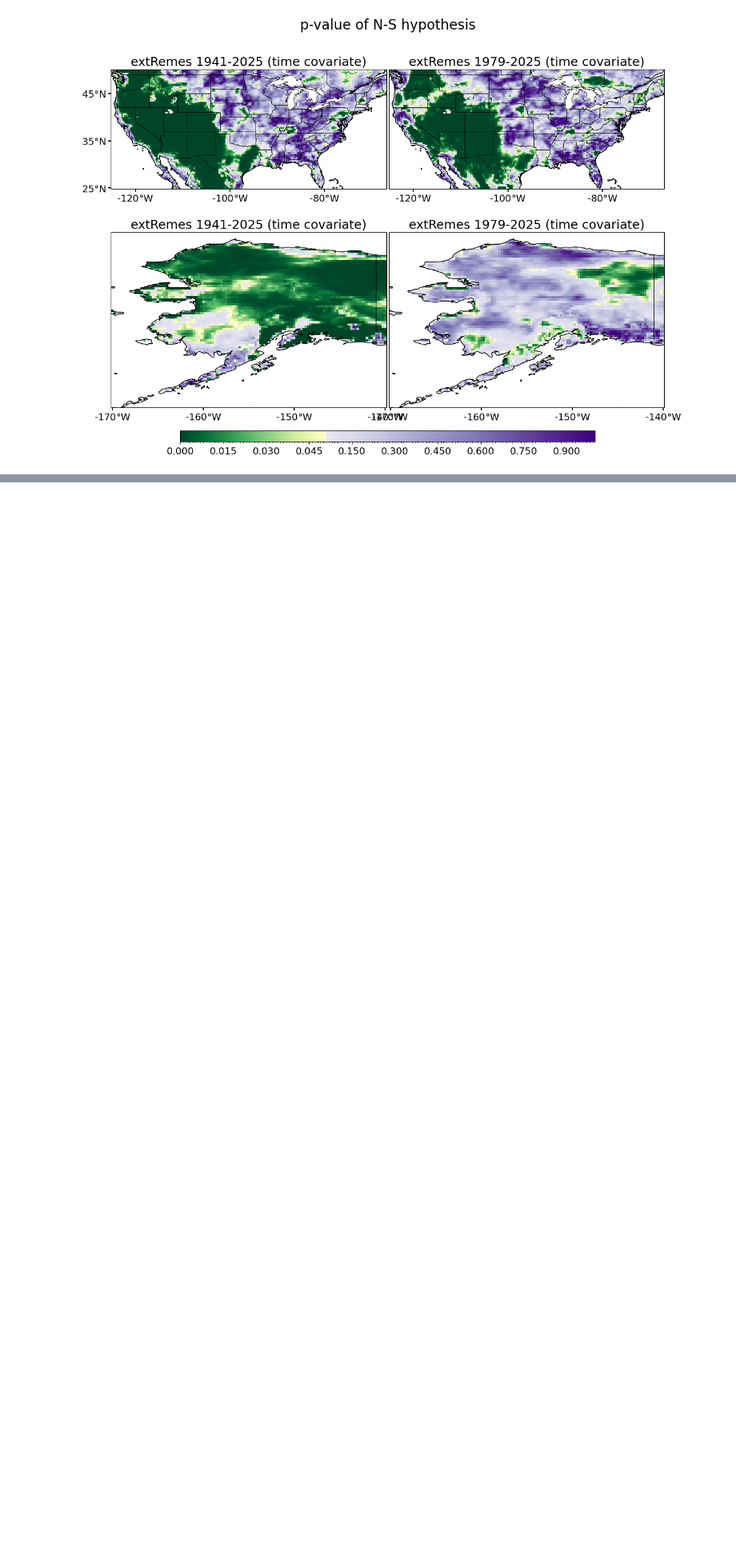
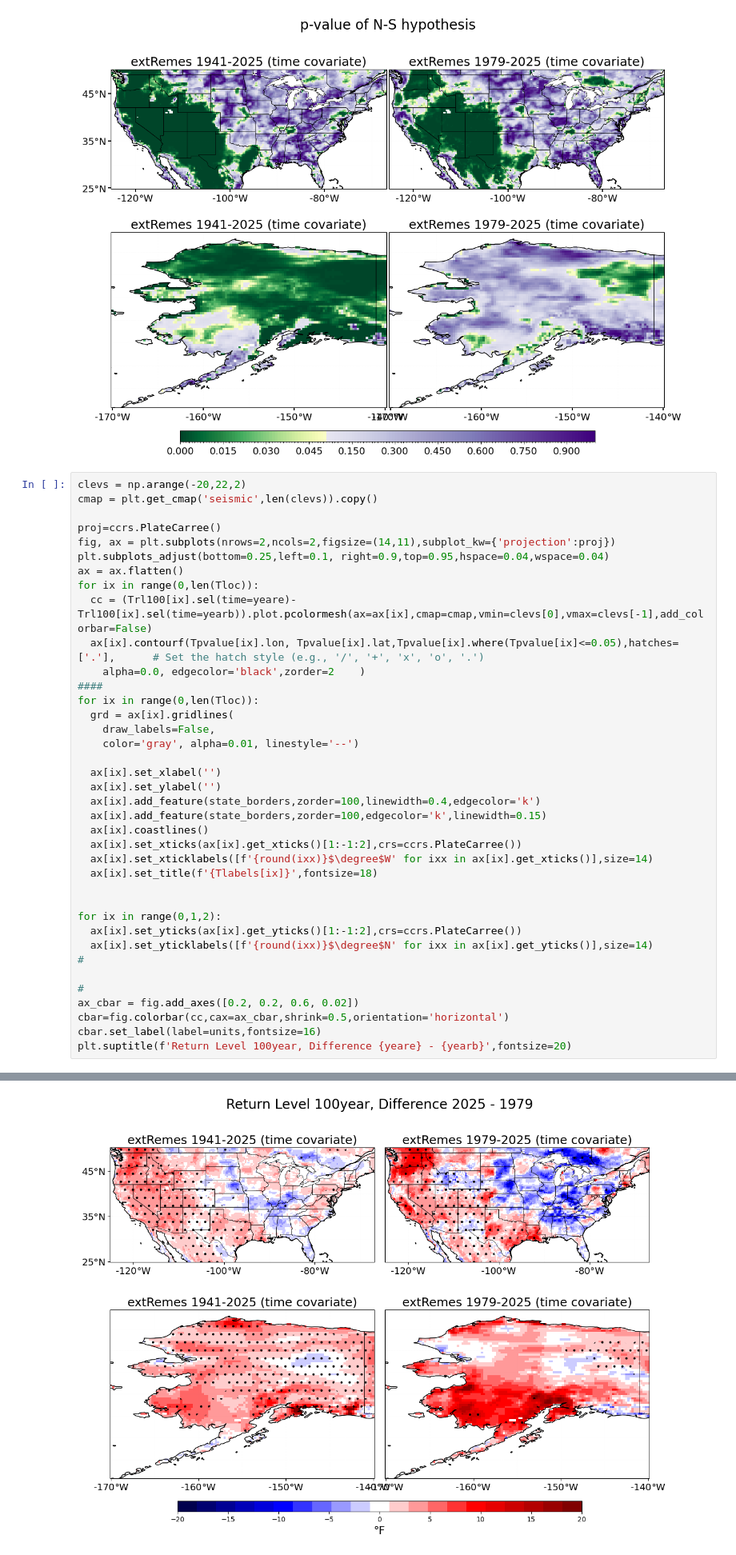
Before and after one commit to GaelleHervieux/TXx, a Jupyter notebook: TXx_USA_plots_extremes_1940vs1979.ipynb, the cells around one changed output, grey strips where cells are left out. Shown at 80% size. Saved outputs shown, nothing was run; the diff lists cells and outputs as text; blank space fills up the shorter version.

```diff
--- a/TXx_USA_plots_extremes_1940vs1979.ipynb
+++ b/TXx_USA_plots_extremes_1940vs1979.ipynb
@@ -550,3 +530,42 @@ plt.suptitle(f'p-value of N-S hypothesis',fontsize=20)
 # %% [output]
 Text(0.5, 0.98, 'p-value of N-S hypothesis')
 [figure]
+# %%
+clevs = np.arange(-20,22,2)
+cmap = plt.get_cmap('seismic',len(clevs)).copy()
+
+proj=ccrs.PlateCarree()
+fig, ax = plt.subplots(nrows=2,ncols=2,figsize=(14,11),subplot_kw={'projection':proj})
+plt.subplots_adjust(bottom=0.25,left=0.1, right=0.9,top=0.95,hspace=0.04,wspace=0.04)
+ax = ax.flatten()
+for ix in range(0,len(Tloc)):
+  cc = (Trl100[ix].sel(time=yeare)-Trl100[ix].sel(time=yearb)).plot.pcolormesh(ax=ax[ix],cmap=cmap,vmin=clevs[0],vmax=clevs[-1],add_colorbar=False)
+  ax[ix].contourf(Tpvalue[ix].lon, Tpvalue[ix].lat,Tpvalue[ix].where(Tpvalue[ix]<=0.05),hatches=['.'],      # Set the hatch style (e.g., '/', '+', 'x', 'o', '.')
+    alpha=0.0, edgecolor='black',zorder=2    )
+####
+for ix in range(0,len(Tloc)):
+  grd = ax[ix].gridlines(
+    draw_labels=False,
+    color='gray', alpha=0.01, linestyle='--')
+
+  ax[ix].set_xlabel('')
+  ax[ix].set_ylabel('')
+  ax[ix].add_feature(state_borders,zorder=100,linewidth=0.4,edgecolor='k')
+  ax[ix].add_feature(state_borders,zorder=100,edgecolor='k',linewidth=0.15)
+  ax[ix].coastlines()
+  ax[ix].set_xticks(ax[ix].get_xticks()[1:-1:2],crs=ccrs.PlateCarree())
+  ax[ix].set_xticklabels([f'{round(ixx)}$\degree$W' for ixx in ax[ix].get_xticks()],size=14)
+  ax[ix].set_title(f'{Tlabels[ix]}',fontsize=18)
+
+
+for ix in range(0,1,2):
+  ax[ix].set_yticks(ax[ix].get_yticks()[1:-1:2],crs=ccrs.PlateCarree())
+  ax[ix].set_yticklabels([f'{round(ixx)}$\degree$N' for ixx in ax[ix].get_yticks()],size=14)
+#
+
+#
+ax_cbar = fig.add_axes([0.2, 0.2, 0.6, 0.02])
+cbar=fig.colorbar(cc,cax=ax_cbar,shrink=0.5,orientation='horizontal')
+cbar.set_label(label=units,fontsize=16)
+plt.suptitle(f'Return Level 100year, Difference {yeare} - {yearb}',fontsize=20)
+# %% [output]
@@ -552,0 +573 @@ Text(0.5, 0.98, 'p-value of N-S hypothesis')
+[figure, added]
```
Also changed, not shown: parts of 4 cells of this notebook, 1 other file.
